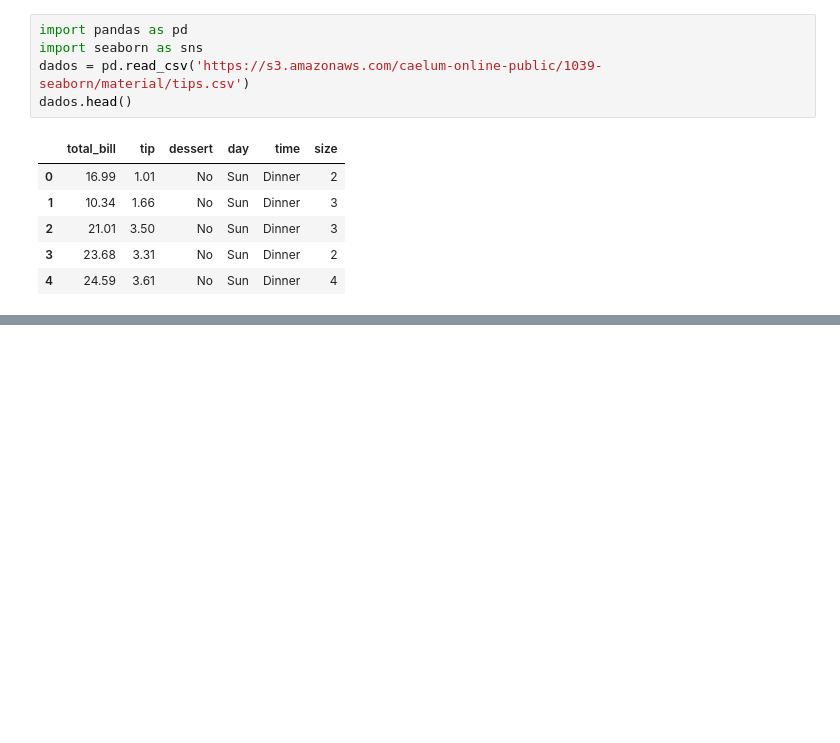
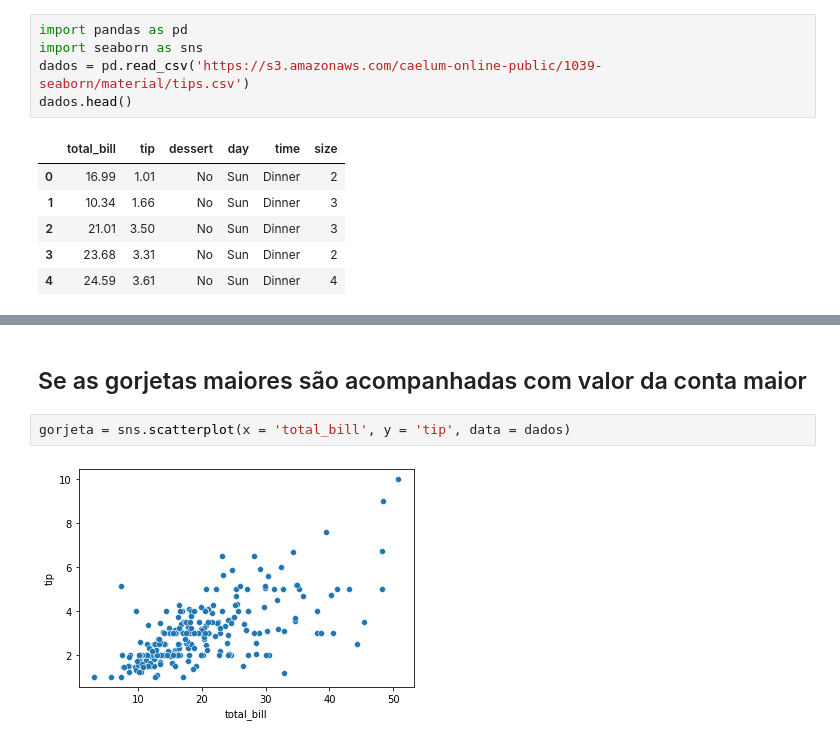
Before and after one commit to daniel-usp/Python, a Jupyter notebook: Aula_Seaborn.ipynb, the cells around one changed output, grey strips where cells are left out. Cells and saved outputs as stored; diff of their text form; blank space fills up the shorter version.

```diff
--- a/Aula_Seaborn.ipynb
+++ b/Aula_Seaborn.ipynb
@@ -16,0 +29,6 @@ dados.head()
+# %% [markdown]
+## Se as gorjetas maiores são acompanhadas com valor da conta maior
+# %%
+gorjeta = sns.scatterplot(x = 'total_bill', y = 'tip', data = dados)
+# %% [output]
+[figure, added]
```
Also changed, not shown: parts of 20 cells of this notebook.
